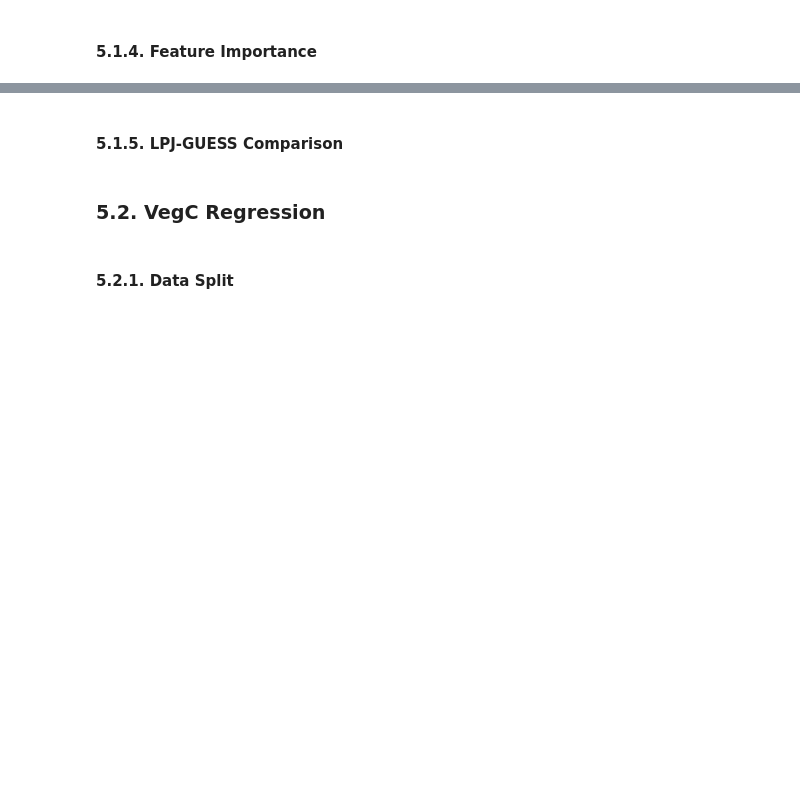
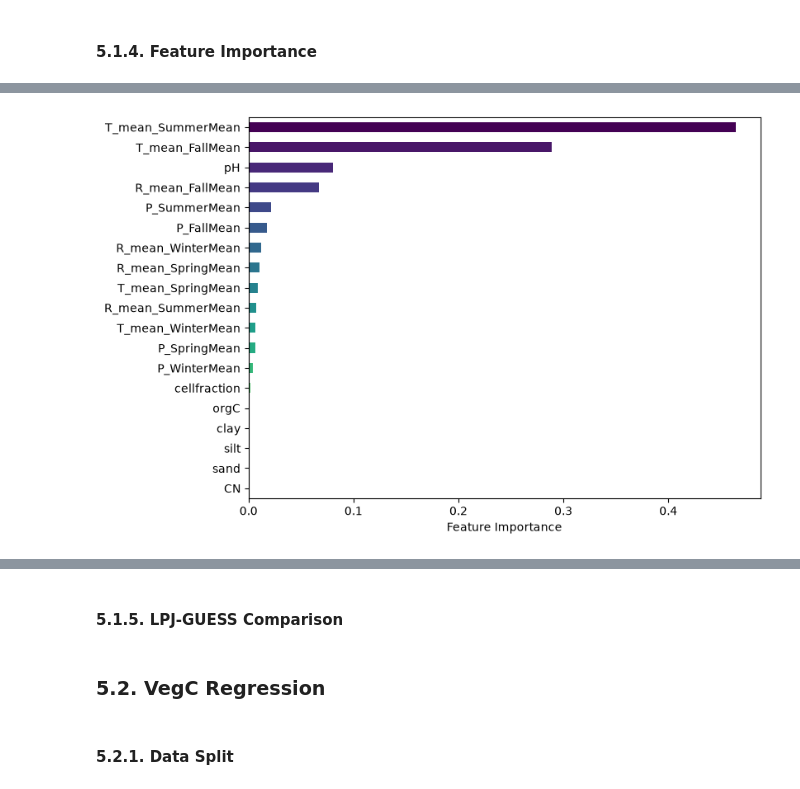
Before and after one commit to Xraaaay/lu_bern01, a Jupyter notebook: Project02/biome.ipynb, the cells around one changed output, grey strips where cells are left out. Cells and saved outputs as stored; diff of their text form; code cells hidden in the pictures; blank space fills up the shorter version.

```diff
--- a/Project02/biome.ipynb
+++ b/Project02/biome.ipynb
@@ -664,0 +670,7 @@ R2 = 0.5075
+# %%
+importance = pd.Series(
+    best_model_NPP.feature_importances_,
+    index=feature_cols
+)
+
+print(importance.sort_values(ascending=False))
@@ -664,0 +698,10 @@ R2 = 0.5075
+# %%
+colors = plt.cm.viridis_r(np.linspace(0, 1, len(importance)))
+importance.sort_values().plot.barh(
+    figsize=(8, 6),
+    xlabel="Feature Importance",
+    color=colors
+)
+plt.show()
+# %% [output]
+[figure, added]
```
Also changed, not shown: parts of 77 cells of this notebook, 2 other files.
